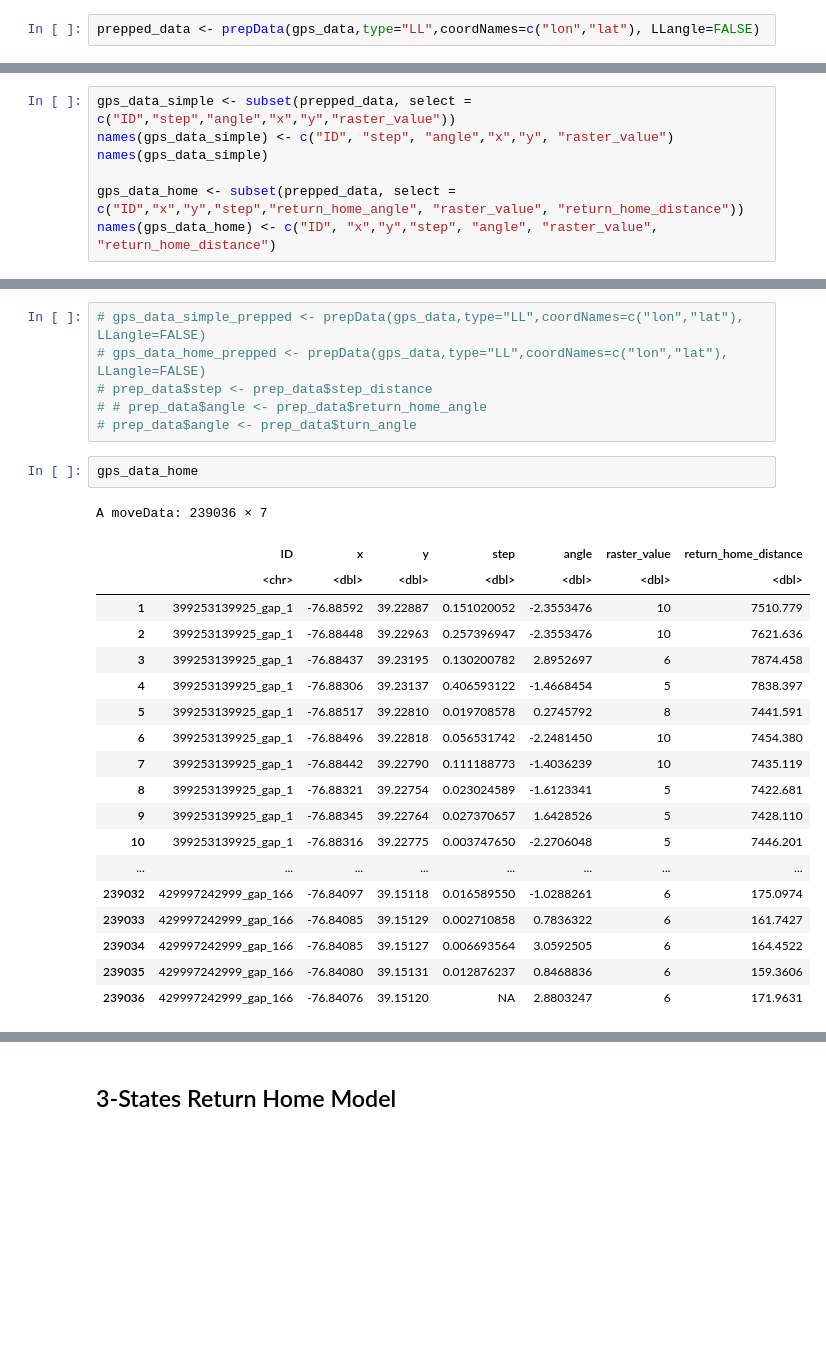
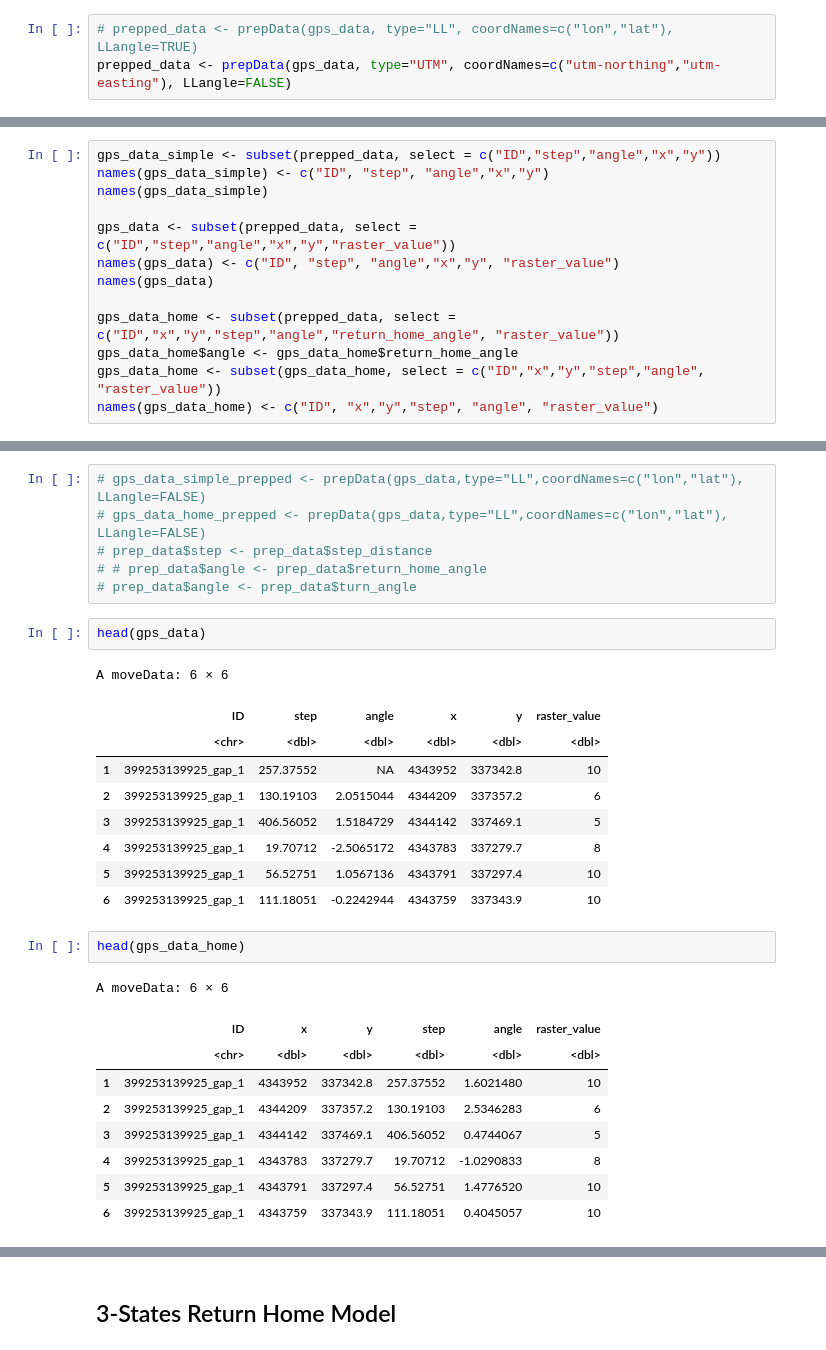
Before and after one commit to GMU-GeoSciences/Repast4pyModels, a Jupyter notebook: Notebooks/02-HMM R-Script.ipynb, the cells around one changed output, grey strips where cells are left out. Drawn from its saved outputs; the diff is of its cells as text; blank space fills up the shorter version.

```diff
--- a/Notebooks/02-HMM R-Script.ipynb
+++ b/Notebooks/02-HMM R-Script.ipynb
@@ -30,2 +59,3 @@ gps_data <- read_parquet("./output-data/filtered_gps.parq")
 # %%
-prepped_data <- prepData(gps_data,type="LL",coordNames=c("lon","lat"), LLangle=FALSE)
+# prepped_data <- prepData(gps_data, type="LL", coordNames=c("lon","lat"), LLangle=TRUE)
+prepped_data <- prepData(gps_data, type="UTM", coordNames=c("utm-northing","utm-easting"), LLangle=FALSE)
@@ -47,8 +64,14 @@ A moveData: 6 × 6
 # %%
-gps_data_simple <- subset(prepped_data, select = c("ID","step","angle","x","y","raster_value"))
-names(gps_data_simple) <- c("ID", "step", "angle","x","y", "raster_value")
+gps_data_simple <- subset(prepped_data, select = c("ID","step","angle","x","y"))
+names(gps_data_simple) <- c("ID", "step", "angle","x","y")
 names(gps_data_simple)
 
-gps_data_home <- subset(prepped_data, select = c("ID","x","y","step","return_home_angle", "raster_value", "return_home_distance"))
-names(gps_data_home) <- c("ID", "x","y","step", "angle", "raster_value", "return_home_distance")
+gps_data <- subset(prepped_data, select = c("ID","step","angle","x","y","raster_value"))
+names(gps_data) <- c("ID", "step", "angle","x","y", "raster_value")
+names(gps_data)
+
+gps_data_home <- subset(prepped_data, select = c("ID","x","y","step","angle","return_home_angle", "raster_value"))
+gps_data_home$angle <- gps_data_home$return_home_angle
+gps_data_home <- subset(gps_data_home, select = c("ID","x","y","step","angle", "raster_value"))
+names(gps_data_home) <- c("ID", "x","y","step", "angle", "raster_value")
 # %% [output]
@@ -63,26 +99,28 @@ gps_data_simple$raster_value <- gps_data_simple$raster_value/10+0.001
 # prep_data$step <- prep_data$step_distance
 # # prep_data$angle <- prep_data$return_home_angle
 # prep_data$angle <- prep_data$turn_angle
+# %%
+head(gps_data)
+# %% [output]
+A moveData: 6 × 6
+|  | ID | step | angle | x | y | raster_value |
+|  | <chr> | <dbl> | <dbl> | <dbl> | <dbl> | <dbl> |
+| 1 | 399253139925_gap_1 | 257.37552 | NA | 4343952 | 337342.8 | 10 |
+| 2 | 399253139925_gap_1 | 130.19103 | 2.0515044 | 4344209 | 337357.2 | 6 |
+| 3 | 399253139925_gap_1 | 406.56052 | 1.5184729 | 4344142 | 337469.1 | 5 |
+| 4 | 399253139925_gap_1 | 19.70712 | -2.5065172 | 4343783 | 337279.7 | 8 |
+| 5 | 399253139925_gap_1 | 56.52751 | 1.0567136 | 4343791 | 337297.4 | 10 |
+| 6 | 399253139925_gap_1 | 111.18051 | -0.2242944 | 4343759 | 337343.9 | 10 |
 # %%
-gps_data_home
+head(gps_data_home)
 # %% [output]
-A moveData: 239036 × 7
+A moveData: 6 × 6
-|  | ID | x | y | step | angle | raster_value | return_home_distance |
-|  | <chr> | <dbl> | <dbl> | <dbl> | <dbl> | <dbl> | <dbl> |
-| 1 | 399253139925_gap_1 | -76.88592 | 39.22887 | 0.151020052 | -2.3553476 | 10 | 7510.779 |
-| 2 | 399253139925_gap_1 | -76.88448 | 39.22963 | 0.257396947 | -2.3553476 | 10 | 7621.636 |
-| 3 | 399253139925_gap_1 | -76.88437 | 39.23195 | 0.130200782 | 2.8952697 | 6 | 7874.458 |
-| 4 | 399253139925_gap_1 | -76.88306 | 39.23137 | 0.406593122 | -1.4668454 | 5 | 7838.397 |
-| 5 | 399253139925_gap_1 | -76.88517 | 39.22810 | 0.019708578 | 0.2745792 | 8 | 7441.591 |
-| 6 | 399253139925_gap_1 | -76.88496 | 39.22818 | 0.056531742 | -2.2481450 | 10 | 7454.380 |
-| 7 | 399253139925_gap_1 | -76.88442 | 39.22790 | 0.111188773 | -1.4036239 | 10 | 7435.119 |
-| 8 | 399253139925_gap_1 | -76.88321 | 39.22754 | 0.023024589 | -1.6123341 | 5 | 7422.681 |
-| 9 | 399253139925_gap_1 | -76.88345 | 39.22764 | 0.027370657 | 1.6428526 | 5 | 7428.110 |
-| 10 | 399253139925_gap_1 | -76.88316 | 39.22775 | 0.003747650 | -2.2706048 | 5 | 7446.201 |
-| ... | ... | ... | ... | ... | ... | ... | ... |
-| 239032 | 429997242999_gap_166 | -76.84097 | 39.15118 | 0.016589550 | -1.0288261 | 6 | 175.0974 |
-| 239033 | 429997242999_gap_166 | -76.84085 | 39.15129 | 0.002710858 | 0.7836322 | 6 | 161.7427 |
-| 239034 | 429997242999_gap_166 | -76.84085 | 39.15127 | 0.006693564 | 3.0592505 | 6 | 164.4522 |
-| 239035 | 429997242999_gap_166 | -76.84080 | 39.15131 | 0.012876237 | 0.8468836 | 6 | 159.3606 |
-| 239036 | 429997242999_gap_166 | -76.84076 | 39.15120 | NA | 2.8803247 | 6 | 171.9631 |
+|  | ID | x | y | step | angle | raster_value |
+|  | <chr> | <dbl> | <dbl> | <dbl> | <dbl> | <dbl> |
+| 1 | 399253139925_gap_1 | 4343952 | 337342.8 | 257.37552 | 1.6021480 | 10 |
+| 2 | 399253139925_gap_1 | 4344209 | 337357.2 | 130.19103 | 2.5346283 | 6 |
+| 3 | 399253139925_gap_1 | 4344142 | 337469.1 | 406.56052 | 0.4744067 | 5 |
+| 4 | 399253139925_gap_1 | 4343783 | 337279.7 | 19.70712 | -1.0290833 | 8 |
+| 5 | 399253139925_gap_1 | 4343791 | 337297.4 | 56.52751 | 1.4776520 | 10 |
+| 6 | 399253139925_gap_1 | 4343759 | 337343.9 | 111.18051 | 0.4045057 | 10 |
 # %%
```
Also changed, not shown: parts of 52 cells of this notebook, 16 other files.
